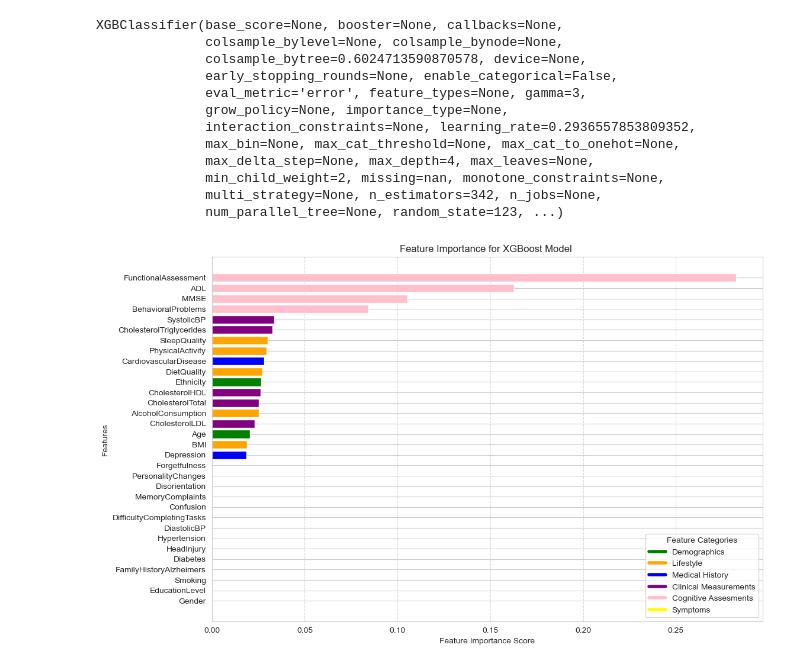
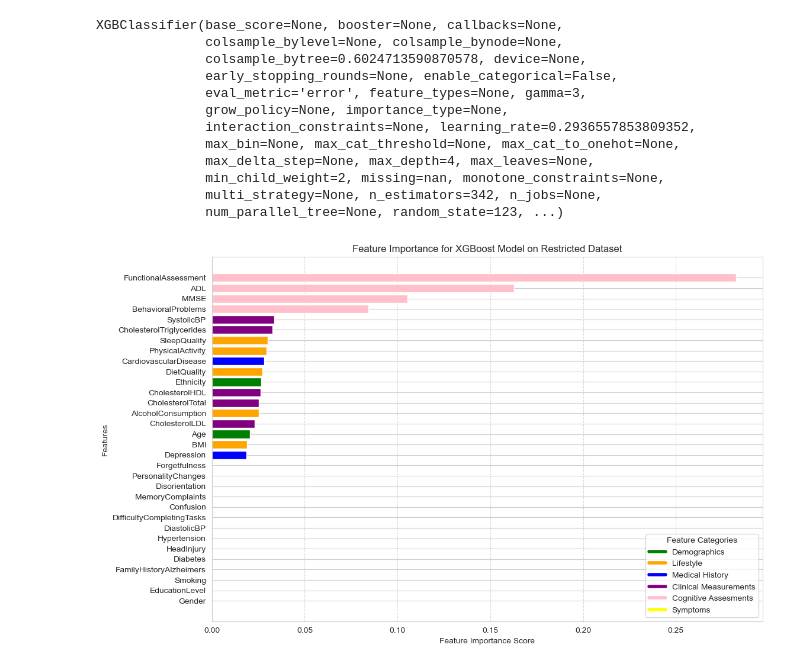
Before and after one commit to mgamankwah/alzheimers_risk_prediction, a Jupyter notebook: scripts/Feature_importance_NoMemoryComplaints_Mercy.ipynb, the cells around one changed output. Saved outputs shown, nothing was run; the diff lists cells and outputs as text; code cells hidden in the pictures.

```diff
--- a/scripts/Feature_importance_NoMemoryComplaints_Mercy.ipynb
+++ b/scripts/Feature_importance_NoMemoryComplaints_Mercy.ipynb
@@ -184,15 +185,15 @@ sorted_colors = [
 # %%
 # Plot feature importances
 plt.figure(figsize=(12, 8))
 plt.barh(sorted_features, sorted_importances, align='center', color=sorted_colors)
-plt.title(f"Feature Importance for XGBoost Model ")
+plt.title(f"Feature Importance for XGBoost Model on Restricted Dataset")
 plt.xlabel("Feature Importance Score")
 plt.ylabel("Features")
 plt.gca().invert_yaxis()
 plt.grid(axis='x', linestyle='--', alpha=0.7)
 plt.legend(loc='lower right', handles=[plt.Line2D([0], [0], color=color, lw=4, label=label)
 for label, color in category_colors.items()],
                title="Feature Categories")
 plt.show()
 # %% [output]
-[figure, old version]
+[figure, new version]
```
Also changed, not shown: parts of 2 cells of this notebook, 1 other file.
